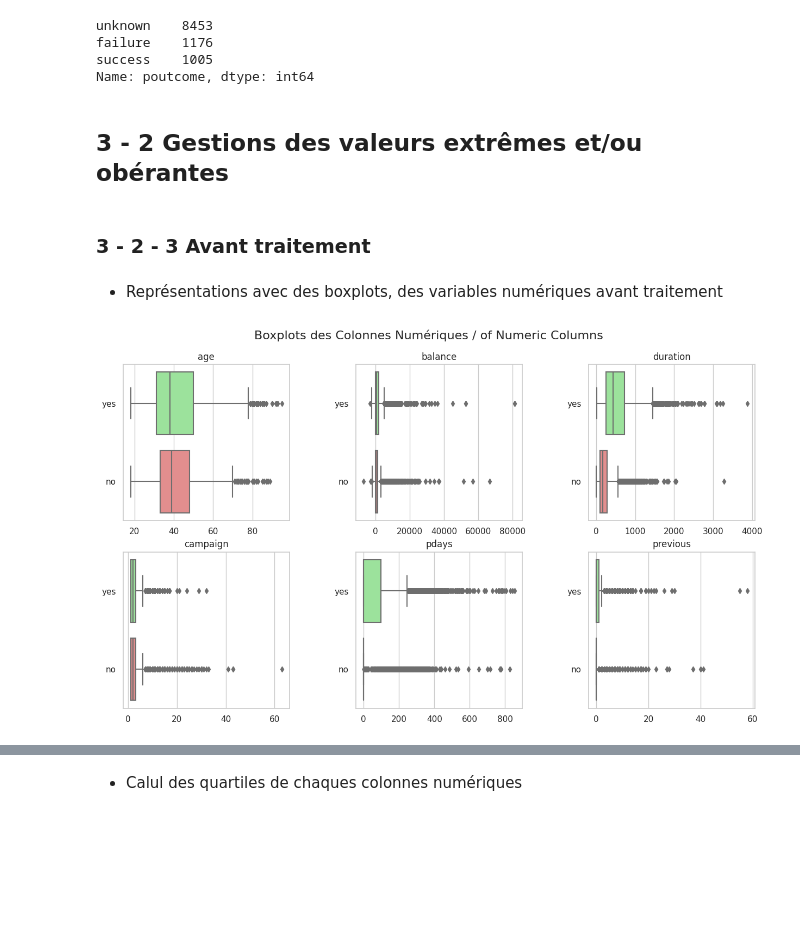
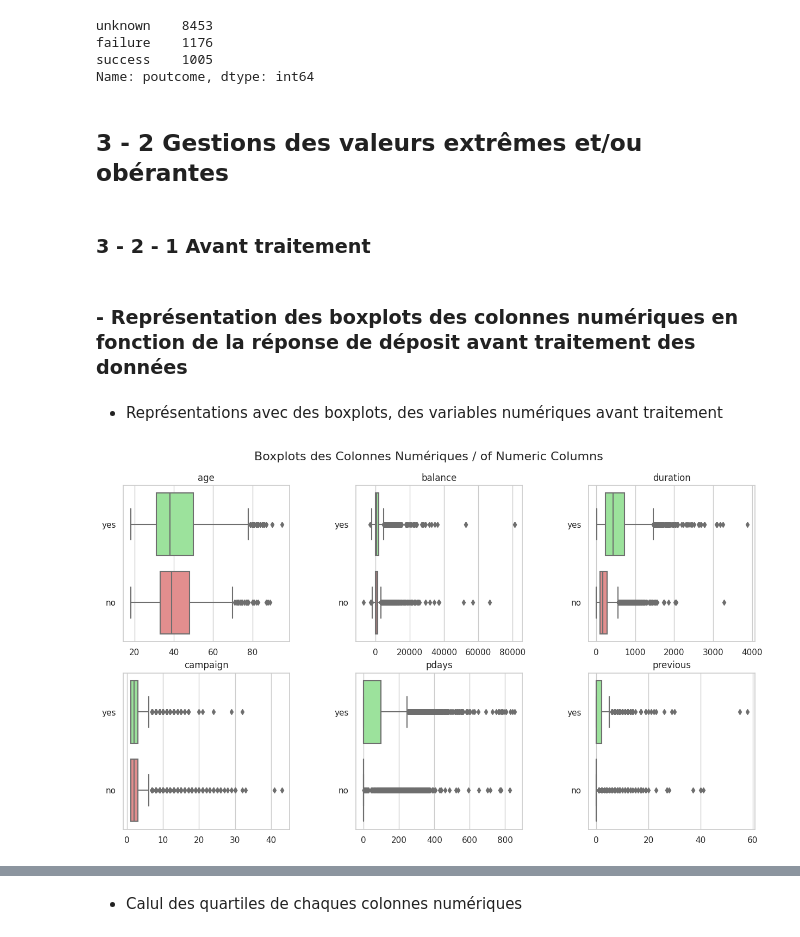
Before and after one commit to guillaumebrethes/Oct_cda_bankmarketing, a Jupyter notebook: Sprint_1.ipynb, the cells around one changed output, grey strips where cells are left out. Drawn from its saved outputs; the diff is of its cells as text; code cells hidden in the pictures; blank space fills up the shorter version.

```diff
--- a/Sprint_1.ipynb
+++ b/Sprint_1.ipynb
@@ -240,7 +389,3 @@ df_drop = df_drop.reset_index(drop=True)
 df_drop.shape
 # %% [output]
 (11092, 16)
-# %%
-df_drop = df_drop[df_drop['education'] != 'unknown']
-df_drop = df_drop.reset_index(drop=True)
-df_drop.shape
@@ -262,38 +414,40 @@ failure    1176
 success    1005
 Name: poutcome, dtype: int64
 # %% [markdown]
-## 3 - 2 Gestions des valeurs extrêmes et/ou obérantes
+## **3 - 2** Gestions des valeurs extrêmes et/ou obérantes
 # %% [markdown]
-### 3 - 2 - 3 Avant traitement
+### 3 - 2 - 1 Avant traitement
+# %% [markdown]
+### - Représentation des boxplots des colonnes numériques en fonction de la réponse de déposit avant traitement des données
 # %% [markdown]
 * Représentations avec des boxplots, des variables numériques avant traitement
 # %%
 # Set the style
 sns.set(style="whitegrid")
 
 # Columns list
 columns_num = ['age', 'balance', 'duration', 'campaign', 'pdays', 'previous']
 colors = {'yes': 'lightgreen', 'no': 'lightcoral'}
 
 # Create a figure and axis
 fig, axs = plt.subplots(2, 3, figsize=(15, 8))
 fig.suptitle('Boxplots des Colonnes Numériques / of Numeric Columns', fontsize=16)
 
 # Flatten the axis array for easy indexing
 axs = axs.flatten()
 
 # Plot boxplots
 for i, column in enumerate(columns_num):
-    sns.boxplot(x=df[column],
-                y=df['deposit'],
+    sns.boxplot(x=df_drop[column],
+                y=df_drop['deposit'],
                 ax=axs[i],
                 palette=colors)
     axs[i].set_title(column)
     axs[i].set_xlabel("")
     axs[i].set_ylabel("")
 
 # Adjust layout
 fig.subplots_adjust(top=0.9, wspace=0.4)
 plt.show()
 # %% [output]
-[figure, old version]
+[figure, new version]
```
Also changed, not shown: parts of 43 cells of this notebook.
